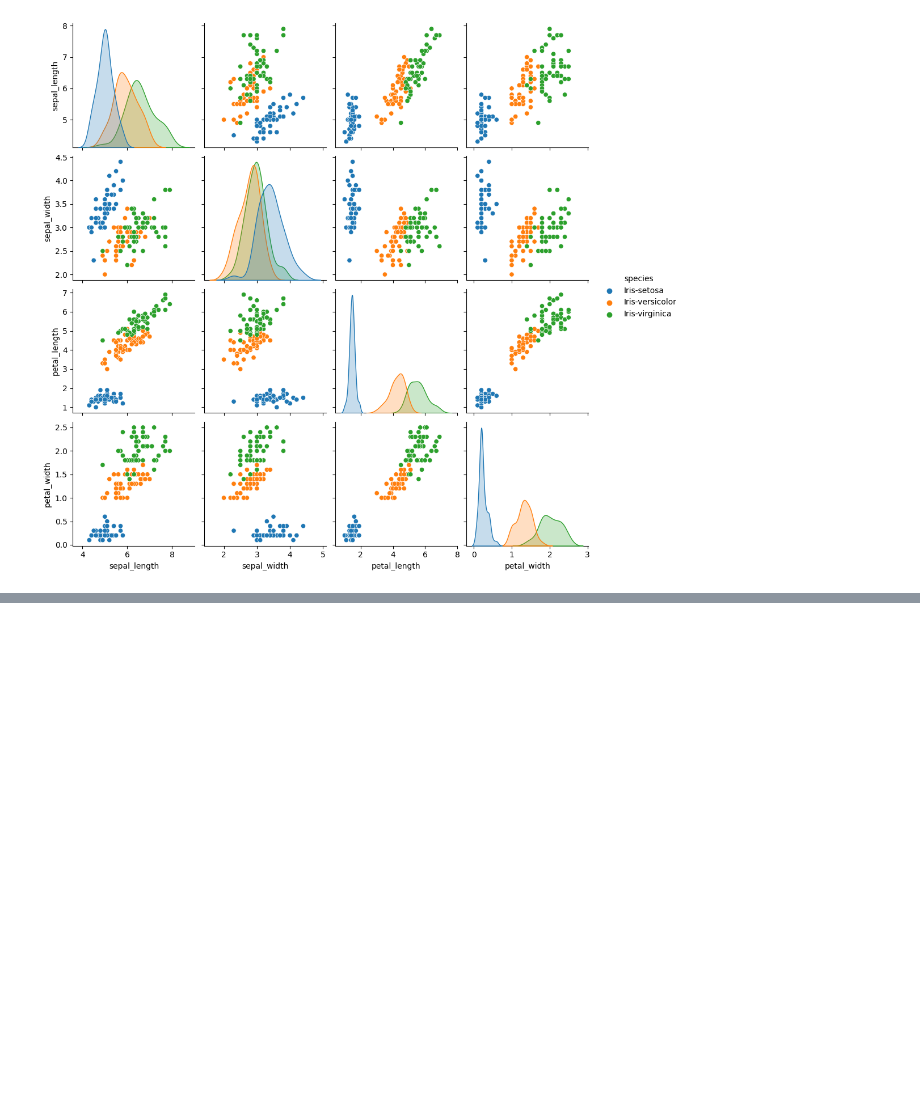
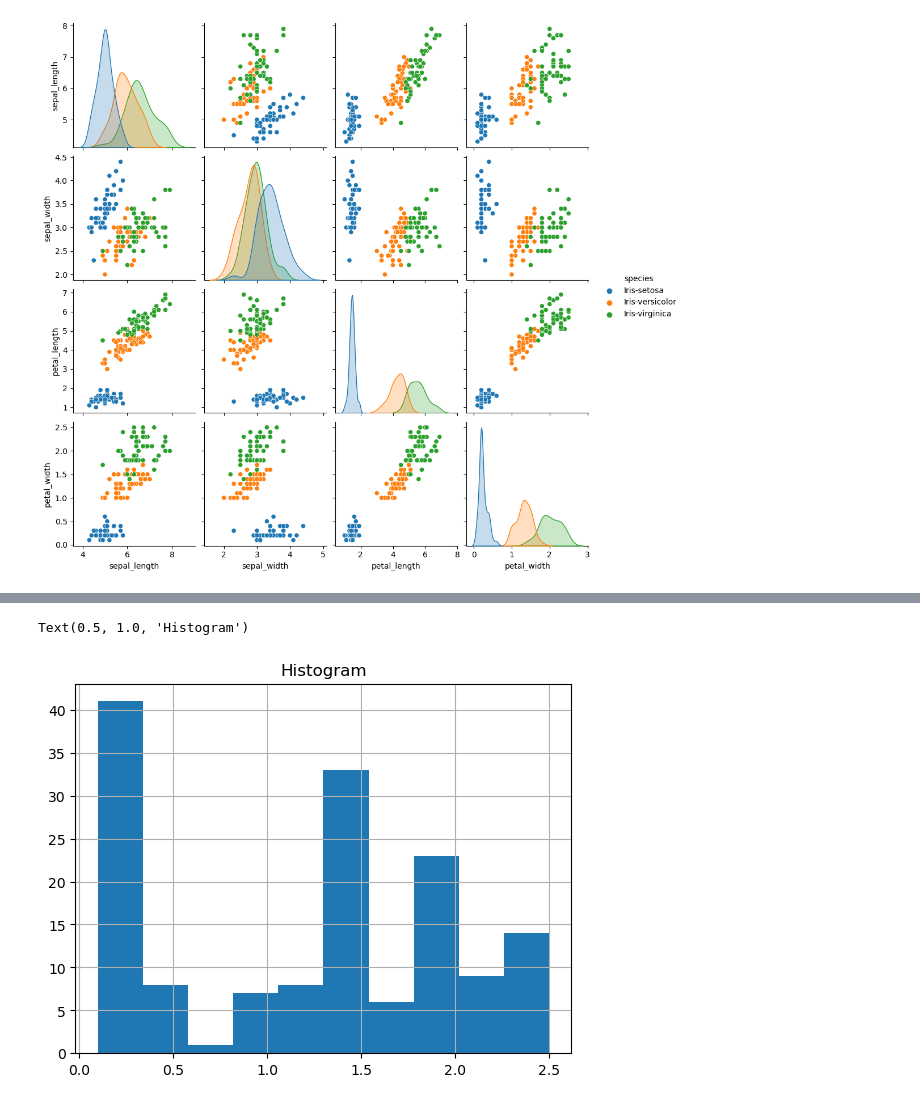
Before and after one commit to pranayguptag/CodSoft.2, a Jupyter notebook: Task.2/IRIS FLOWER CLASSIFICATION.ipynb, the cells around one changed output, grey strips where cells are left out. Saved outputs shown, nothing was run; the diff lists cells and outputs as text; code cells hidden in the pictures; blank space fills up the shorter version.

```diff
--- a/Task.2/IRIS FLOWER CLASSIFICATION.ipynb
+++ b/Task.2/IRIS FLOWER CLASSIFICATION.ipynb
@@ -131,0 +149,6 @@ sns.pairplot(iris,hue = "species")
+# %%
+iris['petal_width'].hist()
+plt.title('Histogram')
+# %% [output]
+Text(0.5, 1.0, 'Histogram')
+[figure, added]
```
Also changed, not shown: parts of 25 cells of this notebook.
